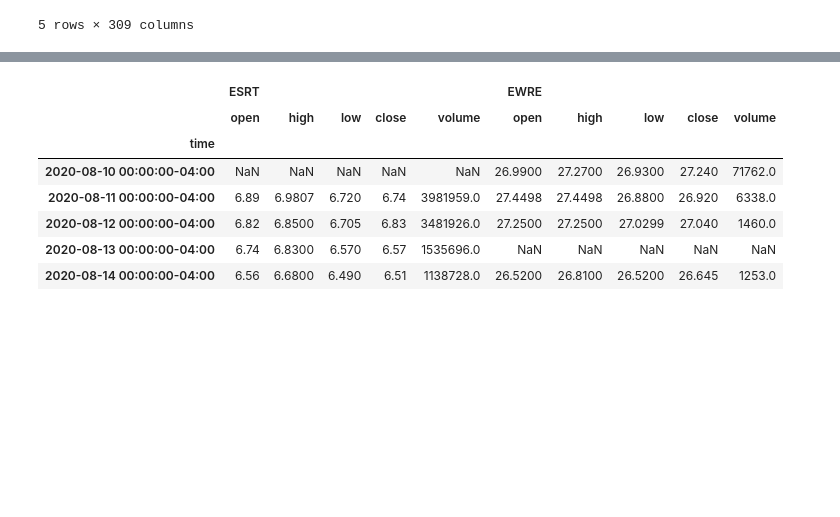
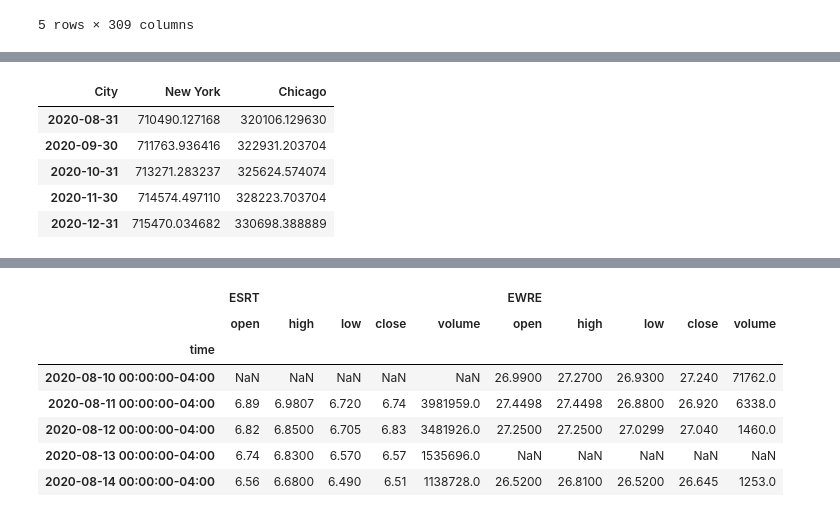
Before and after one commit to valleriia/Project1-US-Real-Estate-Analysis, a Jupyter notebook: viz.ipynb, the cells around one changed output, grey strips where cells are left out. Cells and saved outputs as stored; diff of their text form; code cells hidden in the pictures; blank space fills up the shorter version.

```diff
--- a/viz.ipynb
+++ b/viz.ipynb
@@ -76,0 +92,2 @@ inventory_2020_NY.reset_index().set_index(['RegionName', 'StateName', 'City', 'M
+# %%
+df_trans = df_inventory_2020_NY.reset_index().set_index("City").T.iloc[1:,:].groupby(level = 0, axis = 1).mean()
@@ -77,3 +96,14 @@ inventory_2020_NY.reset_index().set_index(['RegionName', 'StateName', 'City', 'M
+# %%
+df_major_city = df_trans[["New York", "Chicago","San Francisco"]]
+# %%
+df_major_city.tail()
+# %% [output]
+| City | New York | Chicago |
+| 2020-08-31 | 710490.127168 | 320106.129630 |
+| 2020-09-30 | 711763.936416 | 322931.203704 |
+| 2020-10-31 | 713271.283237 | 325624.574074 |
+| 2020-11-30 | 714574.497110 | 328223.703704 |
+| 2020-12-31 | 715470.034682 | 330698.388889 |
 # %%
 filter_2_inventory = inventory_2020_NY.reset_index(inplace=False)
 filter_2_inventory = [column for column in inventory_2020_NY if column.startswith (("RegionName","City","2019","2020"))]
```
Also changed, not shown: parts of 6 cells of this notebook.
